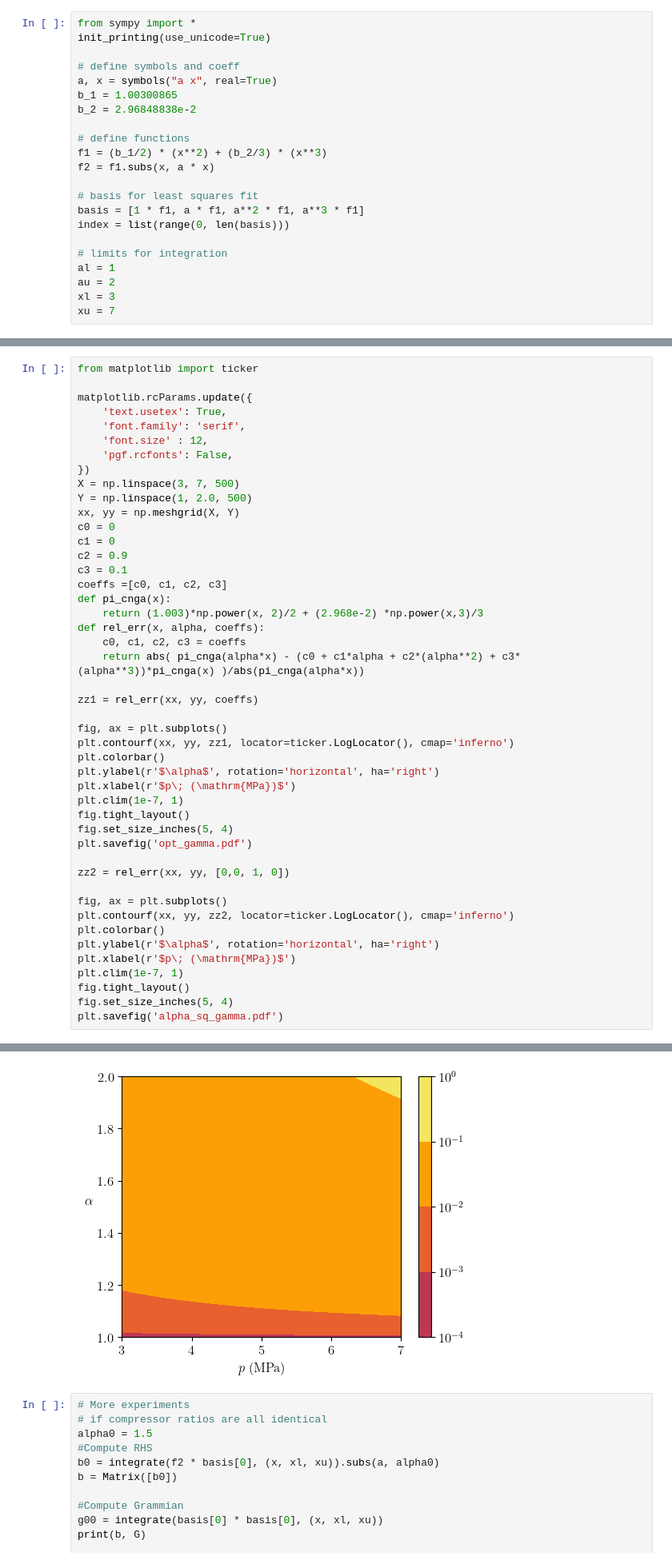
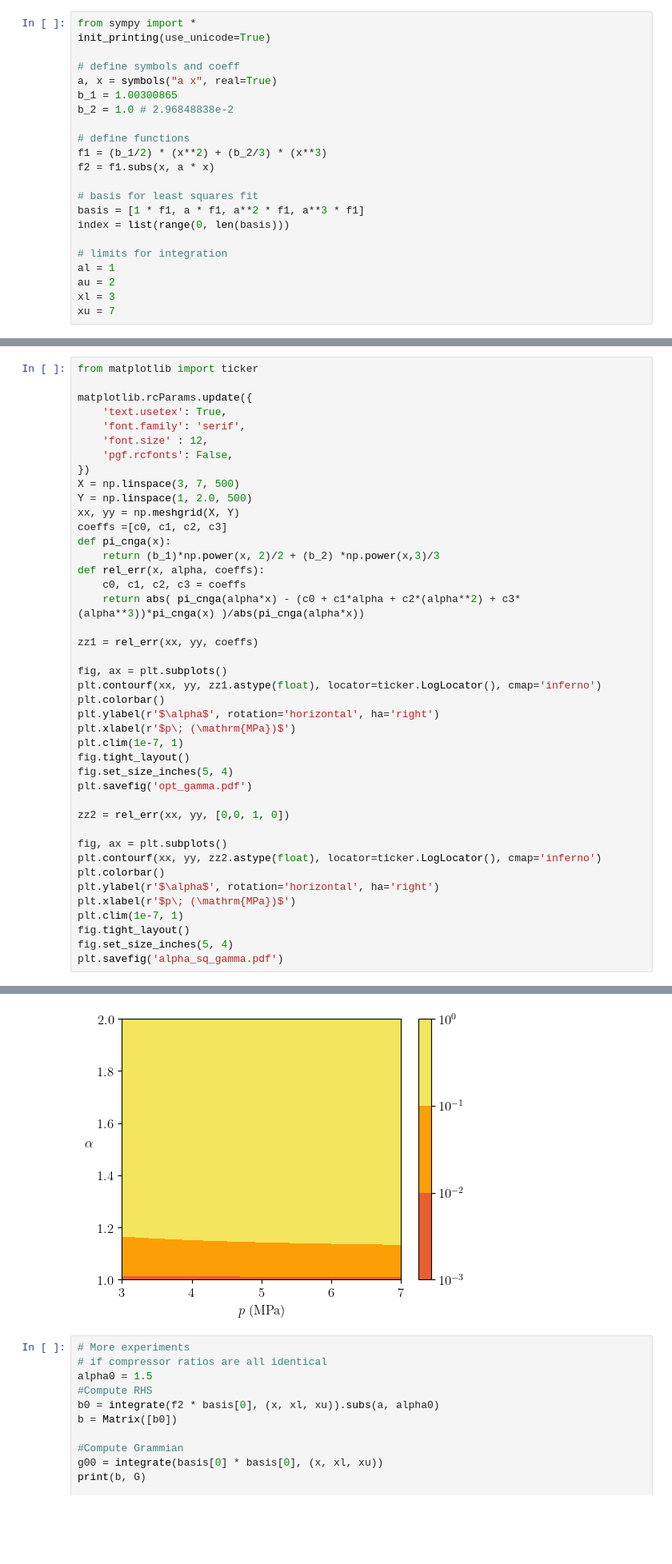
Before and after one commit to kaarthiksundar/ExistenceGasFlowRuns, a Jupyter notebook: src/python/v2.ipynb, the cells around one changed output, grey strips where cells are left out. Shown: that part at 80% size. Drawn from its saved outputs; the diff is of its cells as text; blank space fills up the shorter version.

```diff
--- a/src/python/v2.ipynb
+++ b/src/python/v2.ipynb
@@ -5,7 +5,7 @@ init_printing(use_unicode=True)
 # define symbols and coeff
 a, x = symbols("a x", real=True)
 b_1 = 1.00300865
-b_2 = 2.96848838e-2
+b_2 = 1.0 # 2.96848838e-2
 
 # define functions
 f1 = (b_1/2) * (x**2) + (b_2/3) * (x**3)
@@ -73,13 +73,9 @@ matplotlib.rcParams.update({
 X = np.linspace(3, 7, 500)
 Y = np.linspace(1, 2.0, 500)
 xx, yy = np.meshgrid(X, Y)
-c0 = 0
-c1 = 0
-c2 = 0.9
-c3 = 0.1
 coeffs =[c0, c1, c2, c3]
 def pi_cnga(x):
-    return (1.003)*np.power(x, 2)/2 + (2.968e-2) *np.power(x,3)/3
+    return (b_1)*np.power(x, 2)/2 + (b_2) *np.power(x,3)/3
 def rel_err(x, alpha, coeffs):
     c0, c1, c2, c3 = coeffs
     return abs( pi_cnga(alpha*x) - (c0 + c1*alpha + c2*(alpha**2) + c3*(alpha**3))*pi_cnga(x) )/abs(pi_cnga(alpha*x))
@@ -87,7 +83,7 @@ def rel_err(x, alpha, coeffs):
 zz1 = rel_err(xx, yy, coeffs)
 
 fig, ax = plt.subplots()
-plt.contourf(xx, yy, zz1, locator=ticker.LogLocator(), cmap='inferno')
+plt.contourf(xx, yy, zz1.astype(float), locator=ticker.LogLocator(), cmap='inferno')
 plt.colorbar()
 plt.ylabel(r'$\alpha$', rotation='horizontal', ha='right')
 plt.xlabel(r'$p\; (\mathrm{MPa})$')
@@ -99,7 +95,7 @@ plt.savefig('opt_gamma.pdf')
 zz2 = rel_err(xx, yy, [0,0, 1, 0])
 
 fig, ax = plt.subplots()
-plt.contourf(xx, yy, zz2, locator=ticker.LogLocator(), cmap='inferno')
+plt.contourf(xx, yy, zz2.astype(float), locator=ticker.LogLocator(), cmap='inferno')
 plt.colorbar()
 plt.ylabel(r'$\alpha$', rotation='horizontal', ha='right')
 plt.xlabel(r'$p\; (\mathrm{MPa})$')
@@ -112,4 +108,4 @@ plt.savefig('alpha_sq_gamma.pdf')
-[figure, old version]
+[figure, new version]
 # %%
 # More experiments
 # if compressor ratios are all identical
```
Also changed, not shown: parts of 4 cells of this notebook, 30 other files.
